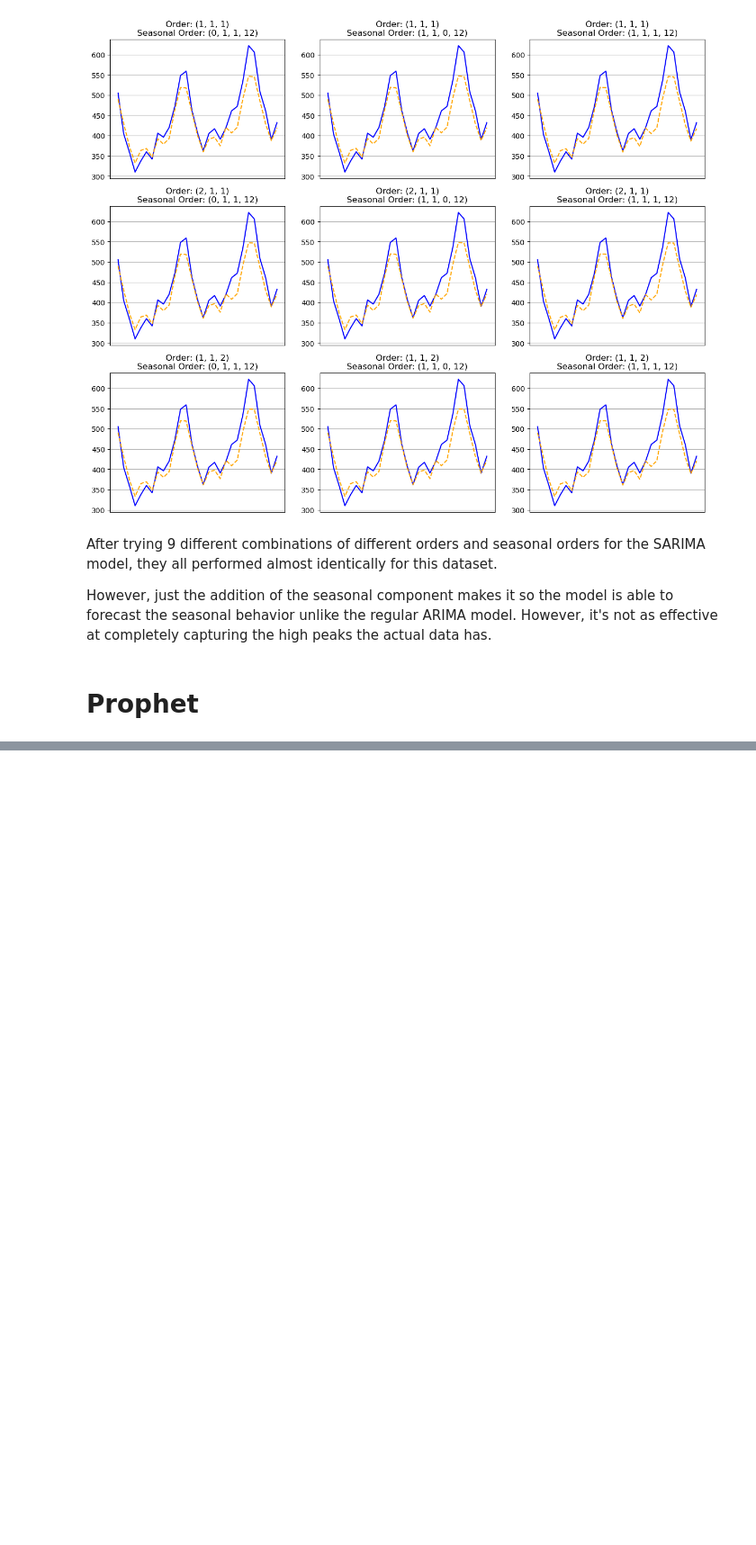
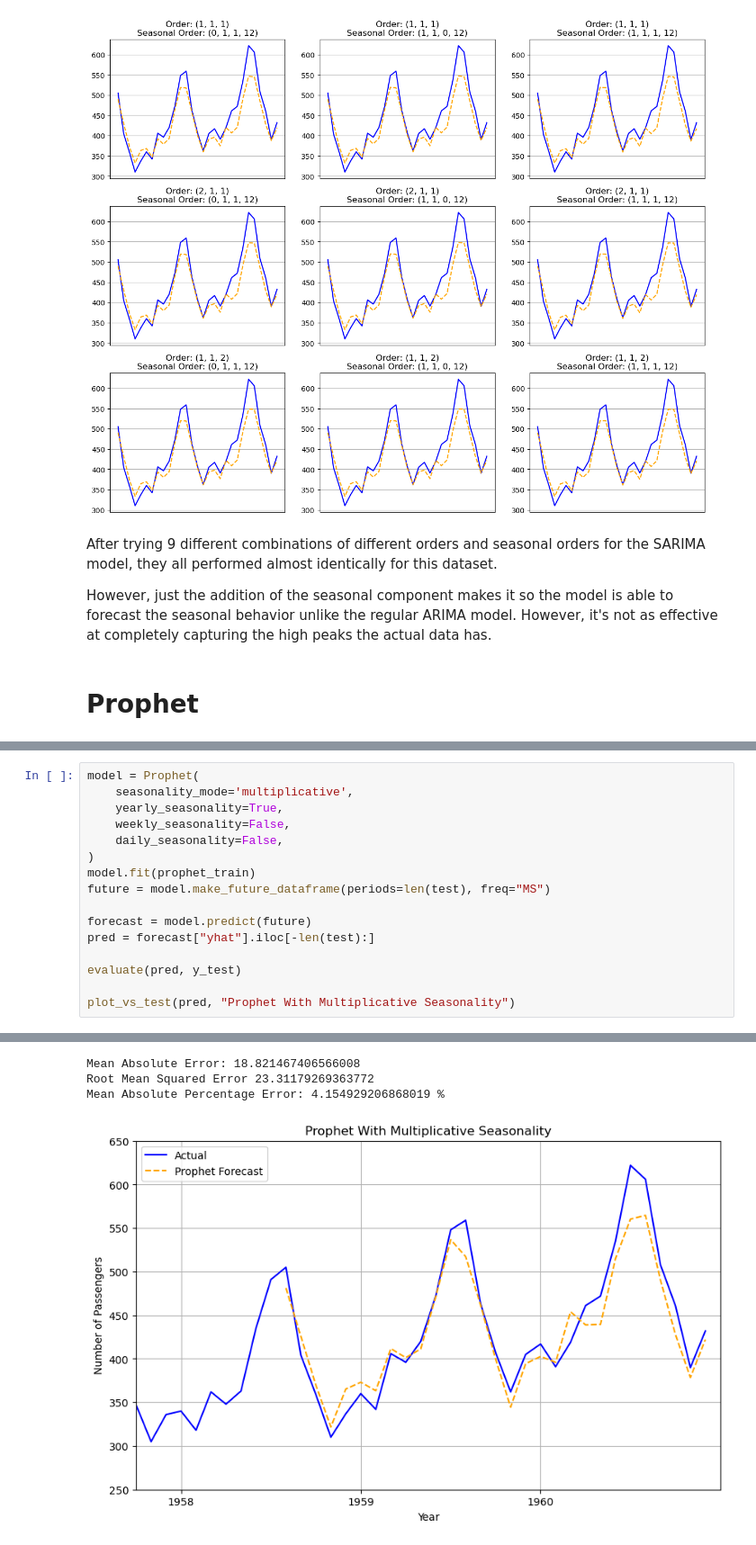
Before and after one commit to lyvin05/EE344-Time-Forecasting-Project, a Jupyter notebook: Notebooks/time_forecast_airline_passengers.ipynb, the cells around one changed output, grey strips where cells are left out. Shown at 90% size. Drawn from its saved outputs; the diff is of its cells as text; blank space fills up the shorter version.

```diff
--- a/Notebooks/time_forecast_airline_passengers.ipynb
+++ b/Notebooks/time_forecast_airline_passengers.ipynb
@@ -506,0 +617,17 @@ However, just the addition of the seasonal component makes it so the model is ab
+# %%
+model = Prophet(
+    seasonality_mode='multiplicative',
+    yearly_seasonality=True,
+    weekly_seasonality=False,
+    daily_seasonality=False,
+)
+model.fit(prophet_train)
+future = model.make_future_dataframe(periods=len(test), freq="MS")
+
+forecast = model.predict(future)
+pred = forecast["yhat"].iloc[-len(test):]
+
+evaluate(pred, y_test)
+
+plot_vs_test(pred, "Prophet With Multiplicative Seasonality")
+# %% [output]
@@ -506,0 +636,4 @@ However, just the addition of the seasonal component makes it so the model is ab
+Mean Absolute Error: 18.821467406566008
+Root Mean Squared Error 23.31179269363772
+Mean Absolute Percentage Error: 4.154929206868019 %
+[figure, added]
```
Also changed, not shown: parts of 11 cells of this notebook.
